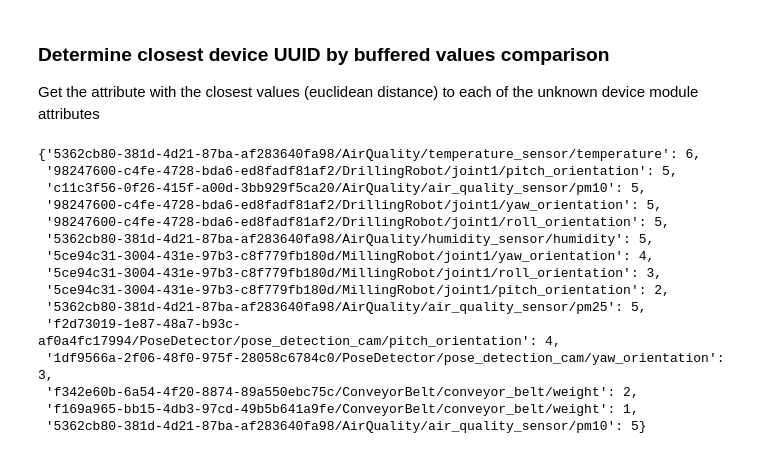
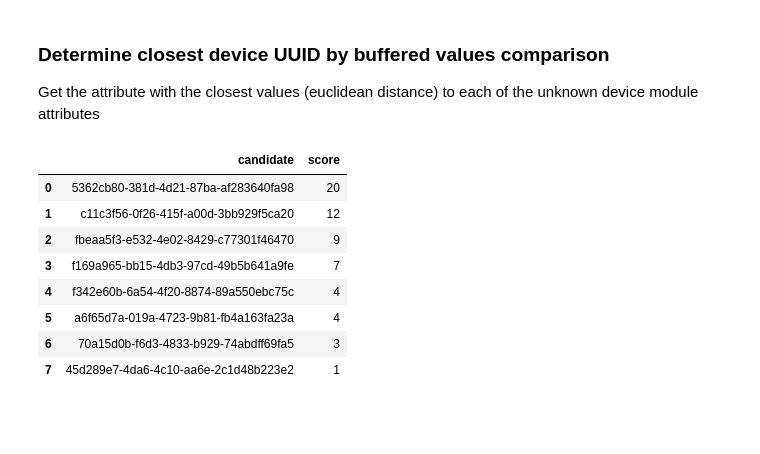
Before and after one commit to alejp1998/kg-iot-dt, a Jupyter notebook: kgdt/devs_similarity.ipynb, the cells around one changed output. Cells and saved outputs as stored; diff of their text form; code cells hidden in the pictures; blank space fills up the shorter version.

Commit message:
New periodic functions to enhance device personality depending on task, other small modifications

```diff
--- a/kgdt/devs_similarity.ipynb
+++ b/kgdt/devs_similarity.ipynb
@@ -204,10 +206,16 @@ known_devs = devs_df[devs_df.dev!=unknown_dev_name]
 # %%
 # Compute closest devices by values comparison
 def get_closest_devs_by_values(unknown_dev,known_devs,i) :
+    # Create local copies
     unknown_row = unknown_dev.iloc[i].copy()
+    knowns_alike = known_devs.copy()
 
-    # Calc string distances
-    knowns_alike = known_devs.copy()
+    # Normalize values
+    max_val, min_val = knowns_alike[val_cols].max(), knowns_alike[val_cols].min()
+    knowns_alike[val_cols] = (knowns_alike[val_cols] - min_val)/(max_val-min_val)
+    unknown_row[val_cols] = (unknown_row[val_cols] - min_val)/(max_val-min_val)
+
+    # Calculate euclidean distance and get closest devices
     knowns_alike['dist'] = ((knowns_alike[val_cols] - unknown_row[val_cols])**2).sum(axis=1)**0.5
     closest_things = knowns_alike[['uuid','dev','mod','attrib','dist']].sort_values(by='dist',ascending=True)
 
@@ -215,13 +223,10 @@ def get_closest_devs_by_values(unknown_dev,known_devs,i) :
     score = 5
     vote = {}
     for row in closest_things.itertuples() :
-        candidate = row.uuid+'/'+row.dev+'/'+row.mod+'/'+row.attrib
-        if candidate not in vote :
-            vote[candidate] = score
-            score -= 1
-
-        if score == 0 :
-            break
+        if score == 0 : break
+        if row.uuid in vote : continue
+        vote[row.uuid] = score
+        score -= 1
 
     return vote
 # %%
@@ -234,21 +239,16 @@ for vote in votes:
             total_vote_dev[candidate] = vote[candidate]
         else :
             total_vote_dev[candidate] += vote[candidate]
+total_vote_dev_df = pd.DataFrame(total_vote_dev.items(),columns=['candidate','score']).sort_values(by='score',ascending=False)
-# %%
-total_vote_dev
-# %% [output]
-{'5362cb80-381d-4d21-87ba-af283640fa98/AirQuality/temperature_sensor/temperature': 6,
- '98247600-c4fe-4728-bda6-ed8fadf81af2/DrillingRobot/joint1/pitch_orientation': 5,
- 'c11c3f56-0f26-415f-a00d-3bb929f5ca20/AirQuality/air_quality_sensor/pm10': 5,
- '98247600-c4fe-4728-bda6-ed8fadf81af2/DrillingRobot/joint1/yaw_orientation': 5,
- '98247600-c4fe-4728-bda6-ed8fadf81af2/DrillingRobot/joint1/roll_orientation': 5,
- '5362cb80-381d-4d21-87ba-af283640fa98/AirQuality/humidity_sensor/humidity': 5,
- '5ce94c31-3004-431e-97b3-c8f779fb180d/MillingRobot/joint1/yaw_orientation': 4,
- '5ce94c31-3004-431e-97b3-c8f779fb180d/MillingRobot/joint1/roll_orientation': 3,
- '5ce94c31-3004-431e-97b3-c8f779fb180d/MillingRobot/joint1/pitch_orientation': 2,
- '5362cb80-381d-4d21-87ba-af283640fa98/AirQuality/air_quality_sensor/pm25': 5,
- 'f2d73019-1e87-48a7-b93c-af0a4fc17994/PoseDetector/pose_detection_cam/pitch_orientation': 4,
- '1df9566a-2f06-48f0-975f-28058c6784c0/PoseDetector/pose_detection_cam/yaw_orientation': 3,
- 'f342e60b-6a54-4f20-8874-89a550ebc75c/ConveyorBelt/conveyor_belt/weight': 2,
- 'f169a965-bb15-4db3-97cd-49b5b641a9fe/ConveyorBelt/conveyor_belt/weight': 1,
- '5362cb80-381d-4d21-87ba-af283640fa98/AirQuality/air_quality_sensor/pm10': 5}
+# %%
+total_vote_dev_df
+# %% [output]
+|  | candidate | score |
+| 0 | 5362cb80-381d-4d21-87ba-af283640fa98 | 20 |
+| 1 | c11c3f56-0f26-415f-a00d-3bb929f5ca20 | 12 |
+| 2 | fbeaa5f3-e532-4e02-8429-c77301f46470 | 9 |
+| 3 | f169a965-bb15-4db3-97cd-49b5b641a9fe | 7 |
+| 4 | f342e60b-6a54-4f20-8874-89a550ebc75c | 4 |
+| 5 | a6f65d7a-019a-4723-9b81-fb4a163fa23a | 4 |
+| 6 | 70a15d0b-f6d3-4833-b929-74abdff69fa5 | 3 |
+| 7 | 45d289e7-4da6-4c10-aa6e-2c1d48b223e2 | 1 |
```
Also changed, not shown: parts of 7 cells of this notebook, 2 other files.
